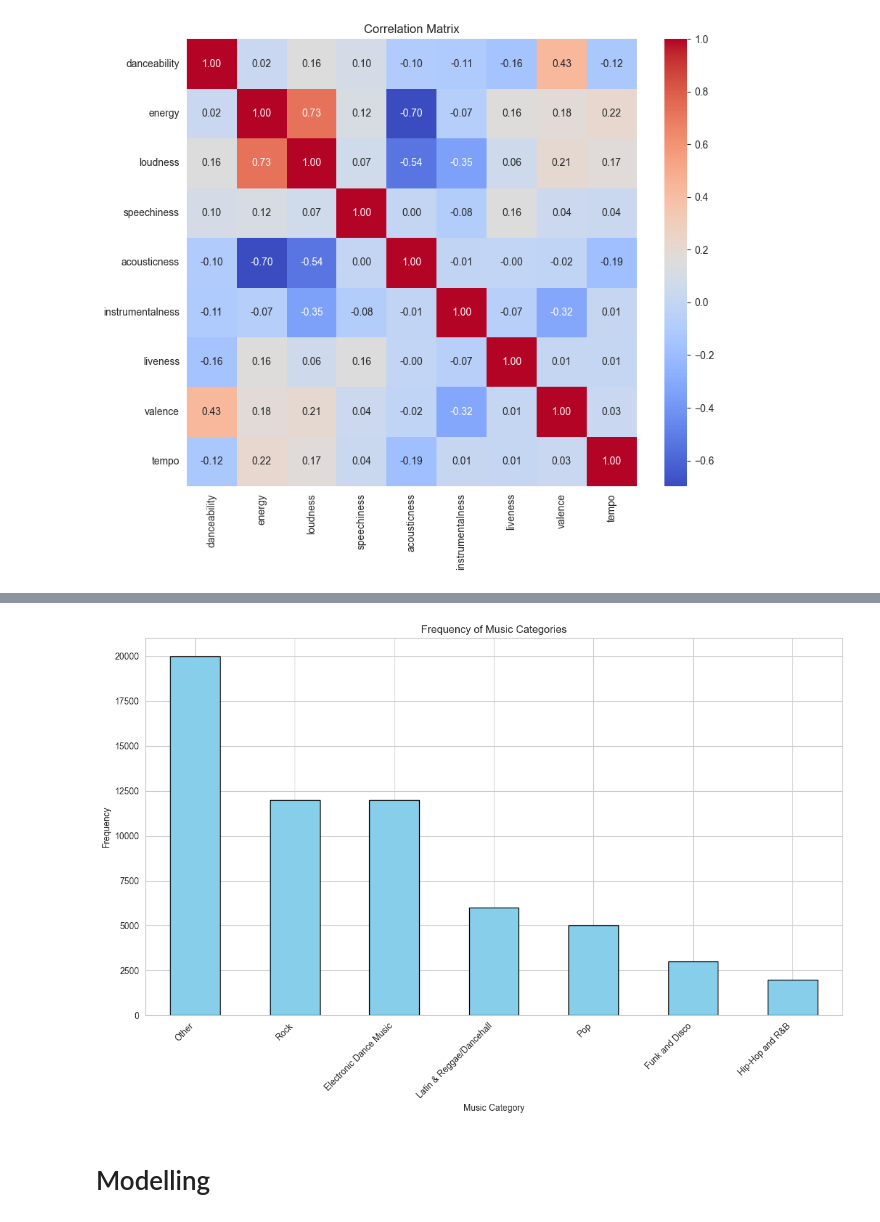
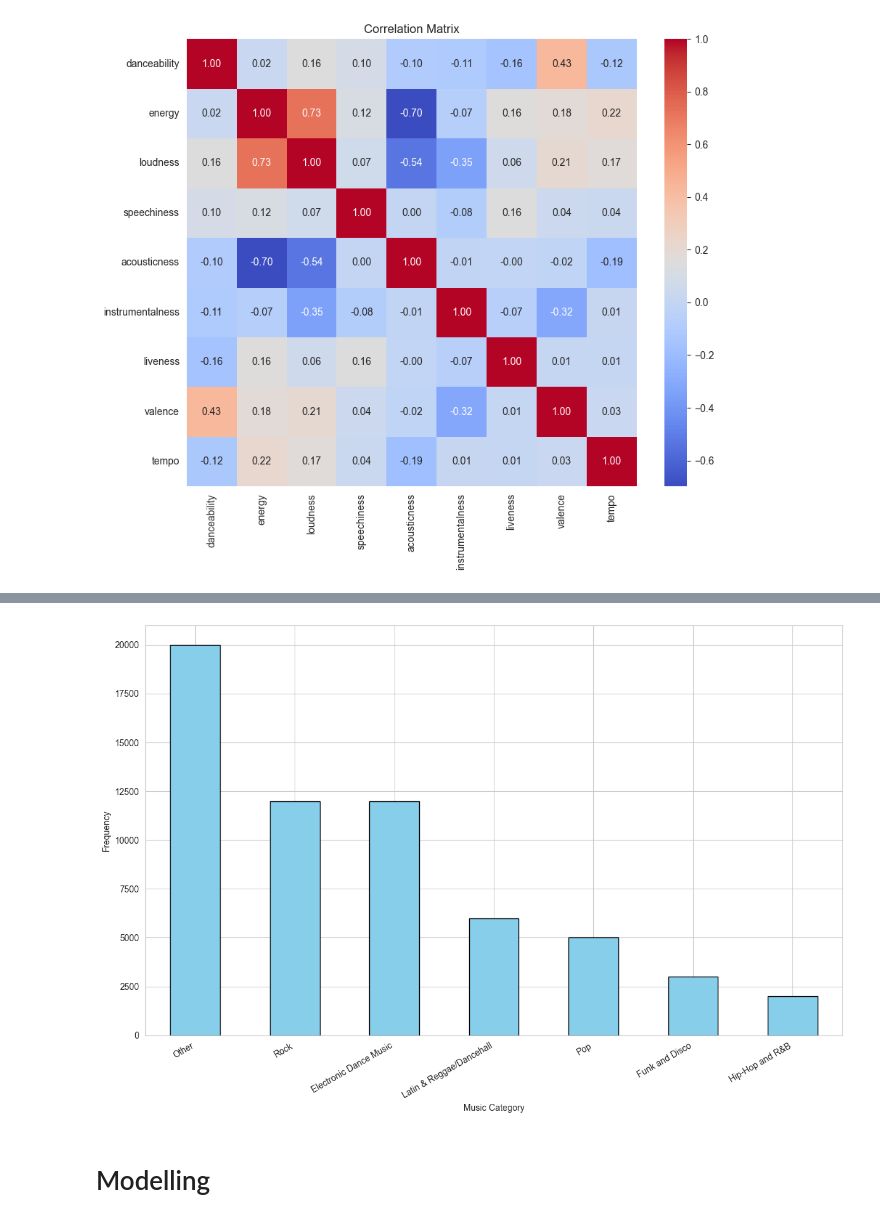
Before and after one commit to laskagrzegorz/dataScienceProject, a Jupyter notebook: 3_tests/Pre-processing.ipynb, the cells around one changed output, grey strips where cells are left out. Saved outputs shown, nothing was run; the diff lists cells and outputs as text; code cells hidden in the pictures.

```diff
--- a/3_tests/Pre-processing.ipynb
+++ b/3_tests/Pre-processing.ipynb
@@ -18,7 +18,7 @@ import seaborn as sns
 import joblib
 
 # Load in the dataset
-spotify_data = pd.read_csv('../1_data/raw/dataset.csv', index_col=0)
+spotify_data = pd.read_csv('../1_data/raw/spotify_dataset.csv', index_col=0)
 
 # Select columns of interest
 selected_spotify_data = spotify_data[['danceability', 'energy', 'loudness',
@@ -130,9 +130,3 @@ pd.DataFrame(y_train).to_csv('../1_data/derived/y_train.csv', index=False, heade
 
 # Save y_test to CSV
 pd.DataFrame(y_test).to_csv('../1_data/derived/y_test.csv', index=False, header=['track_genre_encoded'])
-
-# Save the scaler object
-joblib.dump(scaler, '../1_data/derived/scaler_values.joblib')
-
-# Save the LabelEncoder object
-joblib.dump(label_encoder, '../1_data/derived/label_encoder.joblib')
@@ -269,19 +265,21 @@ plt.show()
 # %%
 # Count the frequencies of each category
 category_counts = selected_spotify_data['music_category'].value_counts()
 
 # Create a bar plot
 plt.figure(figsize=(12, 8))
 category_counts.plot(kind='bar', color='skyblue', edgecolor='black')
-plt.title('Frequency of Music Categories')
 plt.xlabel('Music Category')
 plt.ylabel('Frequency')
-plt.xticks(rotation=45, ha='right')  # Rotate x-axis labels for better readability
+plt.xticks(rotation=30, ha='right')  # Rotate x-axis labels for better readability
 plt.tight_layout()
+
+# Save the plot as an image file with high resolution (300 dpi)
+plt.savefig("music_categories_counts.png", dpi=300, bbox_inches='tight')
 
 # Display the plot
 plt.show()
 # %% [output]
-[figure, old version]
+[figure, new version]
 # %% [markdown]
 # Modelling
```
Also changed, not shown: parts of 17 cells of this notebook, 26 other files.
